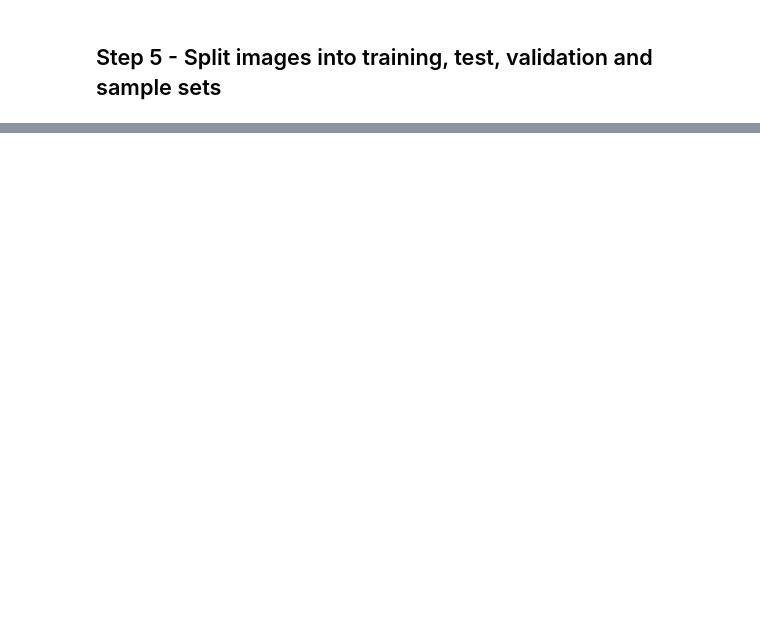
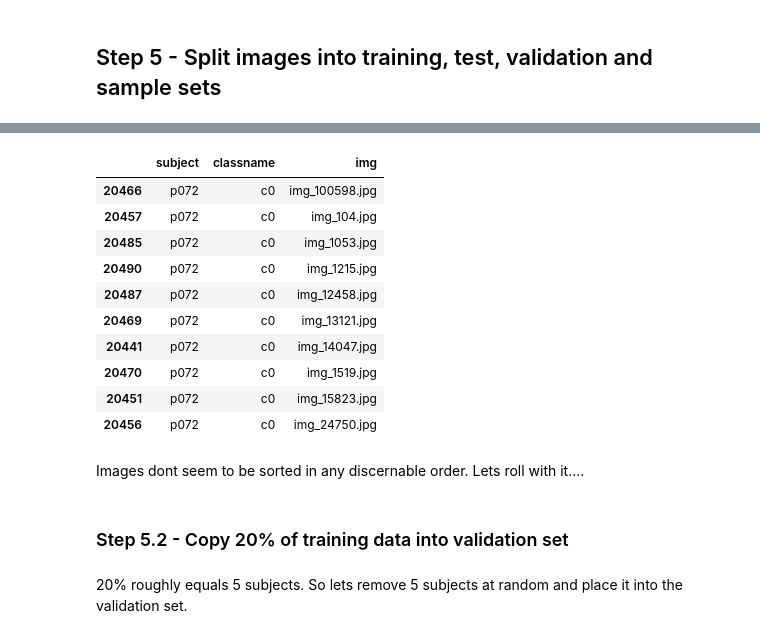
Before and after one commit to vivekbharadwaj/image_classification, a Jupyter notebook: kaggle_preprocessing_distracted_driver.ipynb, the cells around one changed output, grey strips where cells are left out. Saved outputs shown, nothing was run; the diff lists cells and outputs as text; code cells hidden in the pictures; blank space fills up the shorter version.

```diff
--- a/kaggle_preprocessing_distracted_driver.ipynb
+++ b/kaggle_preprocessing_distracted_driver.ipynb
@@ -265,0 +223,16 @@ FIN. Step 7 onwards will be in another ipynb. I want to logically break here bec
+# %%
+df_imglist[df_imglist.subject=='p072'].sort_values(by=['classname','img']).head(10)
+# %% [output]
+|  | subject | classname | img |
+| 20466 | p072 | c0 | img_100598.jpg |
+| 20457 | p072 | c0 | img_104.jpg |
+| 20485 | p072 | c0 | img_1053.jpg |
+| 20490 | p072 | c0 | img_1215.jpg |
+| 20487 | p072 | c0 | img_12458.jpg |
+| 20469 | p072 | c0 | img_13121.jpg |
+| 20441 | p072 | c0 | img_14047.jpg |
+| 20470 | p072 | c0 | img_1519.jpg |
+| 20451 | p072 | c0 | img_15823.jpg |
+| 20456 | p072 | c0 | img_24750.jpg |
+# %% [markdown]
+Images dont seem to be sorted in any discernable order. Lets roll with it....
@@ -265,0 +242,4 @@ FIN. Step 7 onwards will be in another ipynb. I want to logically break here bec
+# %% [markdown]
+### Step 5.2 - Copy 20% of training data into validation set
+# %% [markdown]
+20% roughly equals 5 subjects. So lets remove 5 subjects at random and place it into the validation set.
```
Also changed, not shown: parts of 67 cells of this notebook.
